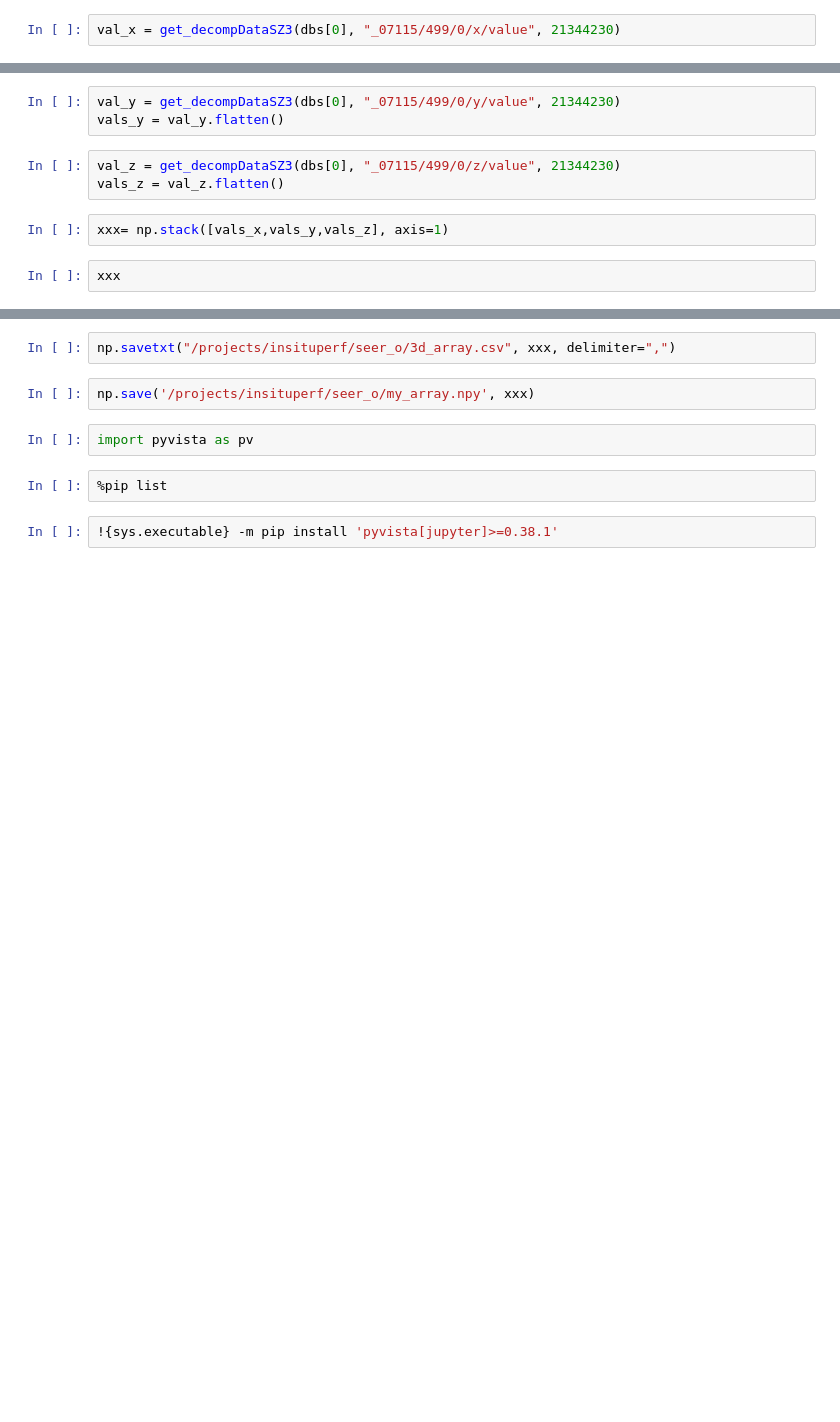
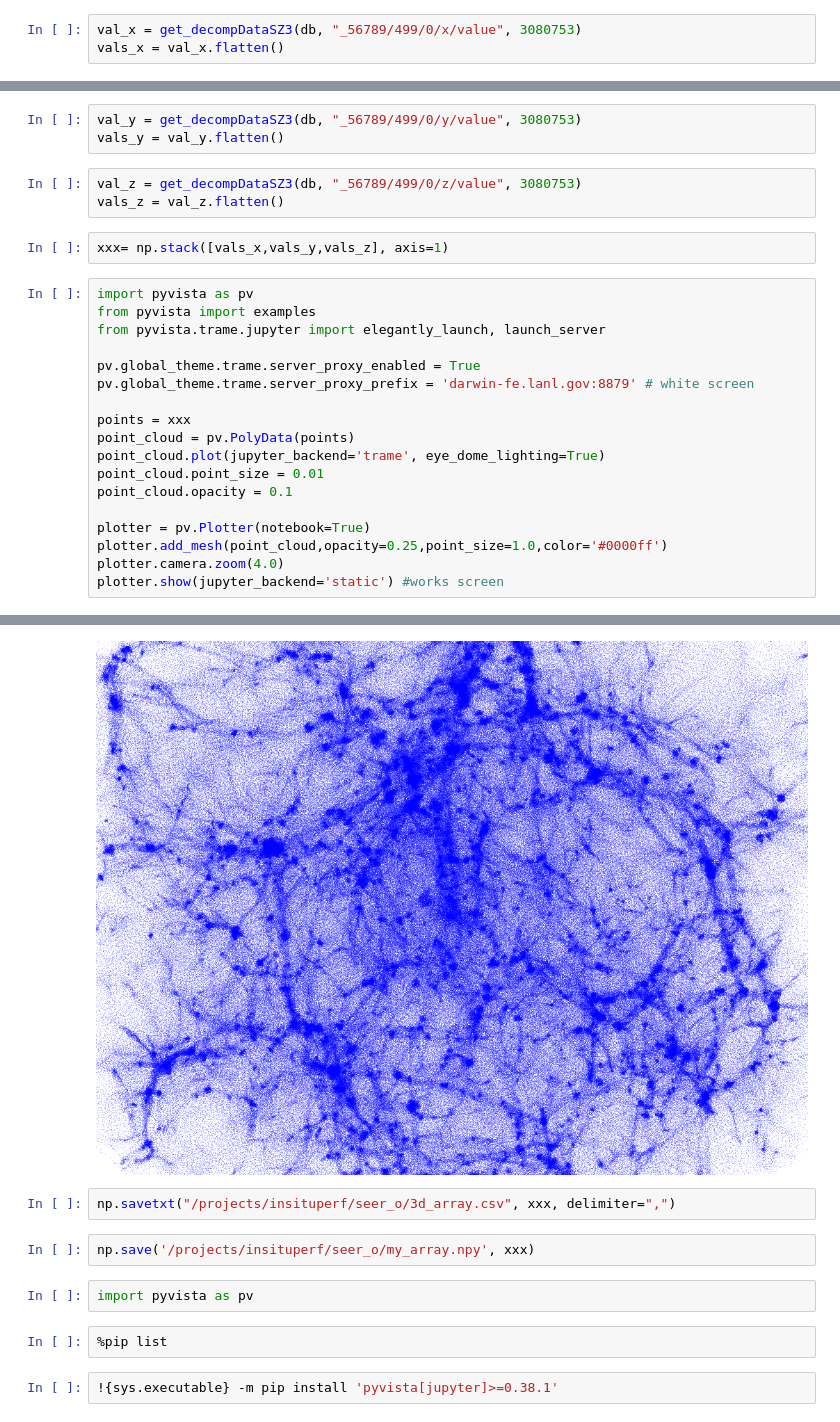
Before and after one commit to lanl/Seer, a Jupyter notebook: client/pythonAccess/manual_access.ipynb, the cells around one changed output, grey strips where cells are left out. Drawn from its saved outputs; the diff is of its cells as text; blank space fills up the shorter version.

```diff
--- a/client/pythonAccess/manual_access.ipynb
+++ b/client/pythonAccess/manual_access.ipynb
@@ -278,2 +267,3 @@ len(com_x)
 # %%
-val_x = get_decompDataSZ3(dbs[0], "_07115/499/0/x/value", 21344230)
+val_x = get_decompDataSZ3(db, "_56789/499/0/x/value", 3080753)
+vals_x = val_x.flatten()
@@ -284,10 +270,27 @@ vals_x
 # %%
-val_y = get_decompDataSZ3(dbs[0], "_07115/499/0/y/value", 21344230)
+val_y = get_decompDataSZ3(db, "_56789/499/0/y/value", 3080753)
 vals_y = val_y.flatten()
 # %%
-val_z = get_decompDataSZ3(dbs[0], "_07115/499/0/z/value", 21344230)
+val_z = get_decompDataSZ3(db, "_56789/499/0/z/value", 3080753)
 vals_z = val_z.flatten()
 # %%
 xxx= np.stack([vals_x,vals_y,vals_z], axis=1)
-# %%
-xxx
+# %%
+import pyvista as pv
+from pyvista import examples
+from pyvista.trame.jupyter import elegantly_launch, launch_server
+
+pv.global_theme.trame.server_proxy_enabled = True
+pv.global_theme.trame.server_proxy_prefix = 'darwin-fe.lanl.gov:8879' # white screen
+
+points = xxx
+point_cloud = pv.PolyData(points)
+point_cloud.plot(jupyter_backend='trame', eye_dome_lighting=True)
+point_cloud.point_size = 0.01
+point_cloud.opacity = 0.1
+
+plotter = pv.Plotter(notebook=True)
+plotter.add_mesh(point_cloud,opacity=0.25,point_size=1.0,color='#0000ff')
+plotter.camera.zoom(4.0)
+plotter.show(jupyter_backend='static') #works screen
+# %% [output]
@@ -294,3 +298,4 @@ xxx
+[figure, added]
 # %%
 np.savetxt("/projects/insituperf/seer_o/3d_array.csv", xxx, delimiter=",")
 # %%
```
Also changed, not shown: parts of 24 cells of this notebook, 6 other files.
